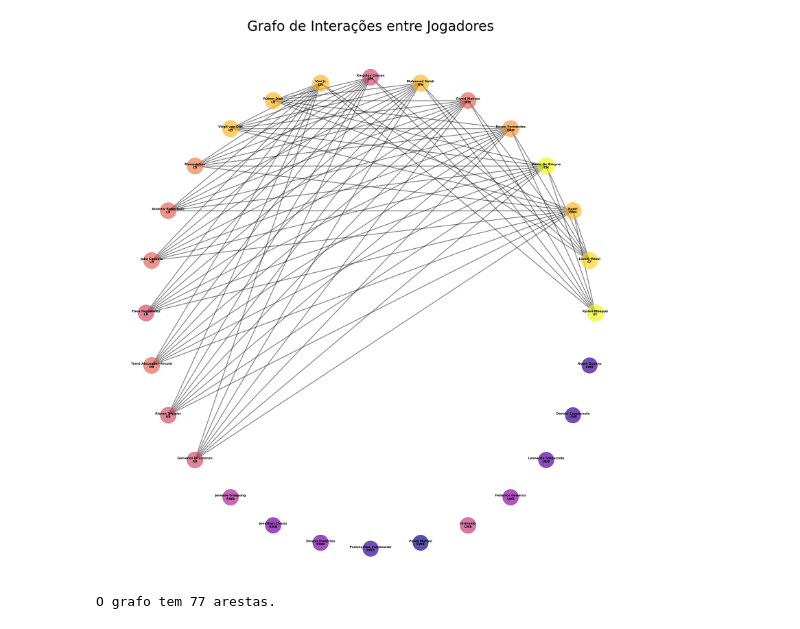
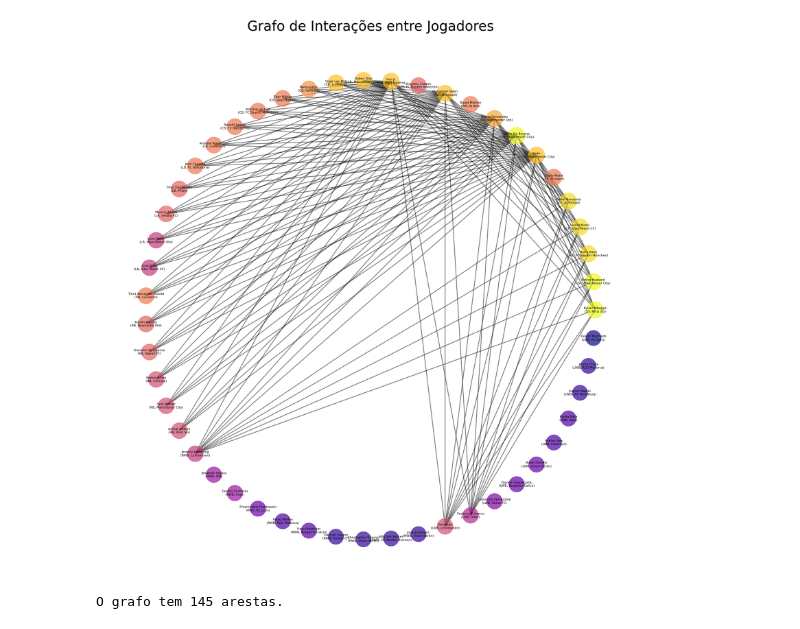
Before and after one commit to celzin/Mapeando-Rendimento-no-Futebol-Virtual, a Jupyter notebook: teste_grafo.ipynb, the cells around one changed output. Cells and saved outputs as stored; diff of their text form; code cells hidden in the pictures.

```diff
--- a/teste_grafo.ipynb
+++ b/teste_grafo.ipynb
@@ -4,7 +4,6 @@ import pandas as pd
 import networkx as nx
 import matplotlib.pyplot as plt
 from collections import defaultdict
-
 
 # Carregar o arquivo CSV filtrado em um DataFrame
 filtered_csv_path = 'top_players_filtered.csv'
@@ -15,72 +14,63 @@ G = nx.Graph()
 
 # Adicionar cada jogador como um nó no grafo
 for index, row in players_data.iterrows():
-    G.add_node(row['Name'], position=row['Position'], overall=row['Overall'])
+    G.add_node(row['Name'], position=row['Position'], overall=row['Overall'], club=row['Club'])
 
 # Categorias e seus respectivos thresholds
 thresholds = {
-    'Atacantes': 85,
-    'Meias': 85,
-    'Zagueiros': 85,
-    'Laterais': 85
+    'Atacantes': 88,
+    'Meias': 88,
+    'Zagueiros': 82,
+    'Laterais': 82
 }
 
 # Política de conexões baseada na lógica tática
-# connection_policy = {
-#     'Atacantes': ['Meias'],
-#     'Meias': ['Atacantes', 'Zagueiros', 'Laterais'],
-#     'Zagueiros': ['Meias', 'Laterais'],
-#     'Laterais': ['Meias', 'Zagueiros']
-# }
 connection_policy = {
-    'Atacantes': ['Meias'],
-    'Meias': ['Laterais'],
-    'Zagueiros': ['Meias'],
-    'Laterais': ['Zagueiros']
+    'Atacantes': ['Meias', 'Laterais'],  # Atacantes frequentemente recebem passes dos meias e laterais
+    'Meias': ['Atacantes', 'Zagueiros', 'Laterais'],  # Meias conectam o jogo entre a defesa e o ataque, e colaboram com os laterais
+    'Zagueiros': ['Meias'],  # Zagueiros normalmente passam a bola para os meias
+    'Laterais': ['Meias', 'Atacantes']  # Laterais apoiam o ataque e frequentemente interagem com meias e atacantes
 }
 
 # Mapeamento das posições específicas para suas categorias
 position_to_category = {
     'ST': 'Atacantes', 'CF': 'Atacantes', 'RF': 'Atacantes', 'RS': 'Atacantes', 'LF': 'Atacantes', 'LS': 'Atacantes',
     'CDM': 'Meias', 'CM': 'Meias', 'CAM': 'Meias', 'ROM': 'Meias', 'RM': 'Meias', 'RWM': 'Meias', 'RW': 'Meias',
     'LOM': 'Meias', 'LM': 'Meias', 'LWM': 'Meias', 'LW': 'Meias',
     'CB': 'Zagueiros', 'LB': 'Zagueiros', 'RB': 'Zagueiros',
     'RWB': 'Laterais', 'LWB': 'Laterais'
 }
 
 # Adicionando arestas com base na política de conexões e thresholds
 for player1 in G.nodes():
     for player2 in G.nodes():
-        if player1 != player2:
+        if player1 != player2:  # Evita autoconexão
             player1_category = position_to_category[G.nodes[player1]['position']]
             player2_category = position_to_category[G.nodes[player2]['position']]
-            if player2_category in connection_policy[player1_category]:
-                if G.nodes[player1]['overall'] >= thresholds[player1_category] and G.nodes[player2]['overall'] >= thresholds[player2_category]:
-                    G.add_edge(player1, player2)
+            if player2_category in connection_policy[player1_category]:  # Verifica compatibilidade de posição
+                if G.nodes[player1]['overall'] >= thresholds[player1_category] and G.nodes[player2]['overall'] >= thresholds[player2_category]:  # Verifica thresholds de 'Overall'
+                    G.add_edge(player1, player2)  # Cria a aresta se ambas condições forem atendidas
 
 # Configuração para a visualização do grafo
-plt.figure(figsize=(25, 25))  # Aumentar o tamanho da figura para melhor visualização
-pos = nx.circular_layout(G)  # Mudando para um layout circular para espaçar uniformemente os nós
-# pos = nx.spring_layout(G)  # Mudando para um layout circular para espaçar uniformemente os nós
+plt.figure(figsize=(25, 25))
+pos = nx.circular_layout(G)  # ou nx.spring_layout(G)
 
-# Desenhando as arestas com uma largura visível e cor diferente
+# Desenhando os nós e arestas
 nx.draw_networkx_edges(G, pos, width=2, alpha=0.5, edge_color='black')
-
-# Desenhando os nós com um tamanho baseado no 'Overall', mas reduzido para evitar sobreposição
-node_size = [G.nodes[node]['overall'] * 20 for node in G]  # Reduzindo o tamanho dos nós
-node_color = [G.nodes[node]['overall'] for node in G]  # Cor dos nós baseado no 'Overall'
+node_size = [G.nodes[node]['overall'] * 20 for node in G]
+node_color = [G.nodes[node]['overall'] for node in G]
 nx.draw_networkx_nodes(G, pos, node_size=node_size, node_color=node_color, cmap=plt.cm.plasma, alpha=0.7)
 
-# Desenhando os rótulos dentro dos nós
-labels = {node: f"{node}\n{G.nodes[node]['position']}" for node in G.nodes()}
-nx.draw_networkx_labels(G, pos, labels=labels, font_size=8, font_color='black', font_weight='bold', verticalalignment='center')
+# Desenhando os rótulos (nome e clube)
+labels = {node: f"{node}\n({G.nodes[node]['position']}, {G.nodes[node]['club']})" for node in G.nodes()}
+nx.draw_networkx_labels(G, pos, labels=labels, font_size=8, font_color='black', verticalalignment='center')
 
 plt.title("Grafo de Interações entre Jogadores", size=35)
-plt.axis('off')  # Remove os eixos para uma visualização mais limpa
+plt.axis('off')
 plt.show()
 
 # Verifique se as arestas foram criadas
 print(f"O grafo tem {G.number_of_edges()} arestas.")
 # %% [output]
-[figure, old version]
+[figure, new version]
-O grafo tem 77 arestas.
+O grafo tem 145 arestas.
```
Also changed, not shown: parts of 2 cells of this notebook, 4 other files.
